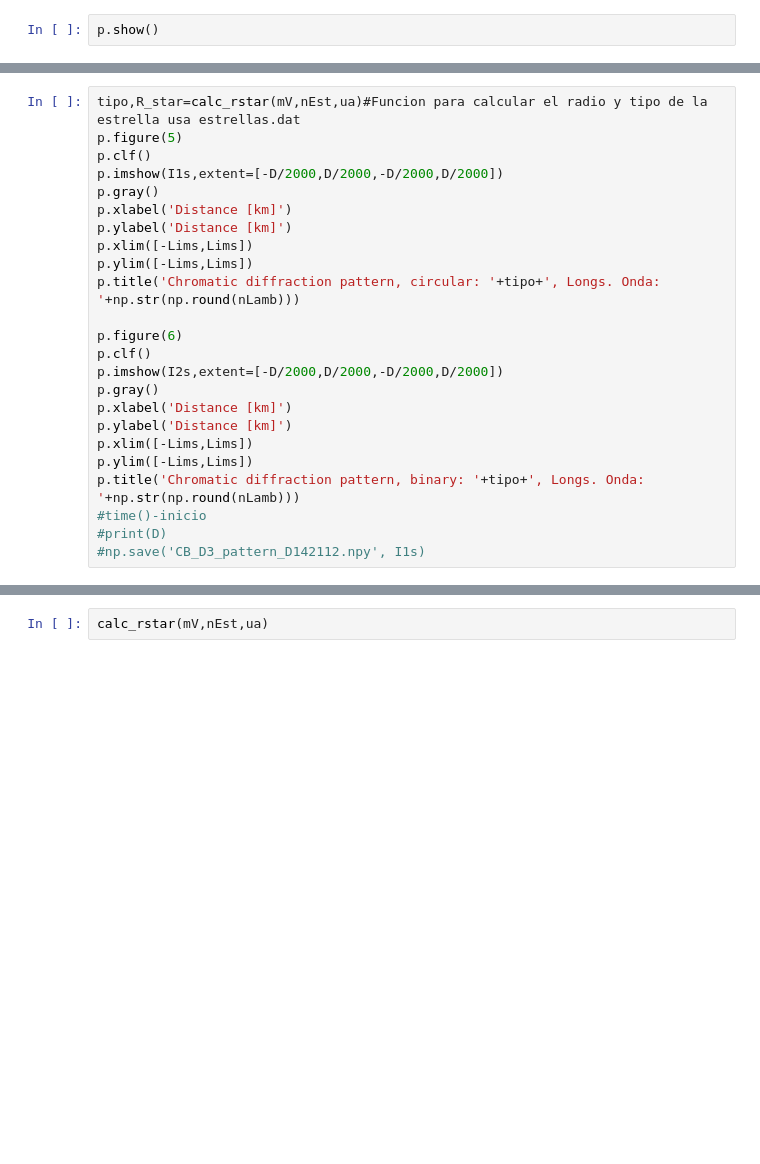
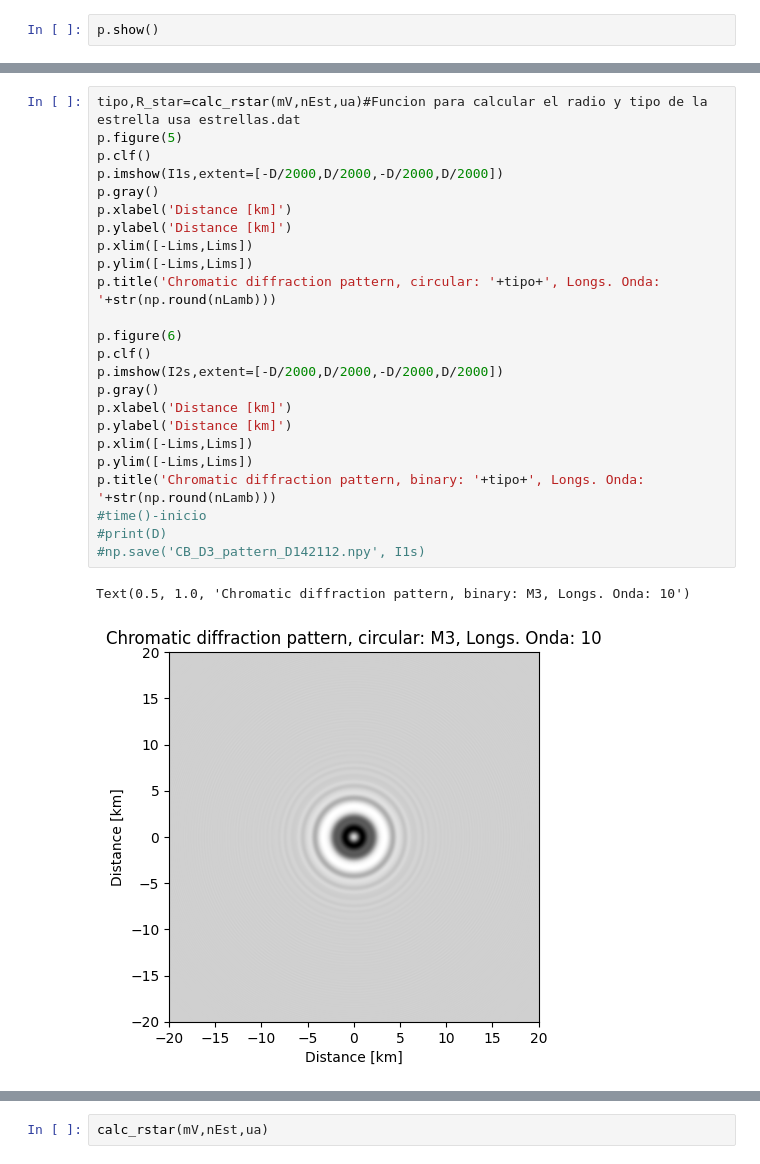
Before and after one commit to sanchezcarlosjr/occultation_detector, a Jupyter notebook: notebooks/difraction.ipynb, the cells around one changed output, grey strips where cells are left out. Cells and saved outputs as stored; diff of their text form; blank space fills up the shorter version.

```diff
--- a/notebooks/difraction.ipynb
+++ b/notebooks/difraction.ipynb
@@ -144,24 +146,27 @@ time()-inicio
 # %%
 tipo,R_star=calc_rstar(mV,nEst,ua)#Funcion para calcular el radio y tipo de la estrella usa estrellas.dat
 p.figure(5)
 p.clf()
 p.imshow(I1s,extent=[-D/2000,D/2000,-D/2000,D/2000])
 p.gray()
 p.xlabel('Distance [km]')
 p.ylabel('Distance [km]')
 p.xlim([-Lims,Lims])
 p.ylim([-Lims,Lims])
-p.title('Chromatic diffraction pattern, circular: '+tipo+', Longs. Onda: '+np.str(np.round(nLamb)))
+p.title('Chromatic diffraction pattern, circular: '+tipo+', Longs. Onda: '+str(np.round(nLamb)))
 
 p.figure(6)
 p.clf()
 p.imshow(I2s,extent=[-D/2000,D/2000,-D/2000,D/2000])
 p.gray()
 p.xlabel('Distance [km]')
 p.ylabel('Distance [km]')
 p.xlim([-Lims,Lims])
 p.ylim([-Lims,Lims])
-p.title('Chromatic diffraction pattern, binary: '+tipo+', Longs. Onda: '+np.str(np.round(nLamb)))
+p.title('Chromatic diffraction pattern, binary: '+tipo+', Longs. Onda: '+str(np.round(nLamb)))
 #time()-inicio
 #print(D)
 #np.save('CB_D3_pattern_D142112.npy', I1s)
+# %% [output]
+Text(0.5, 1.0, 'Chromatic diffraction pattern, binary: M3, Longs. Onda: 10')
+[figure, added]
```
Also changed, not shown: parts of 12 cells of this notebook, 11 other files.
